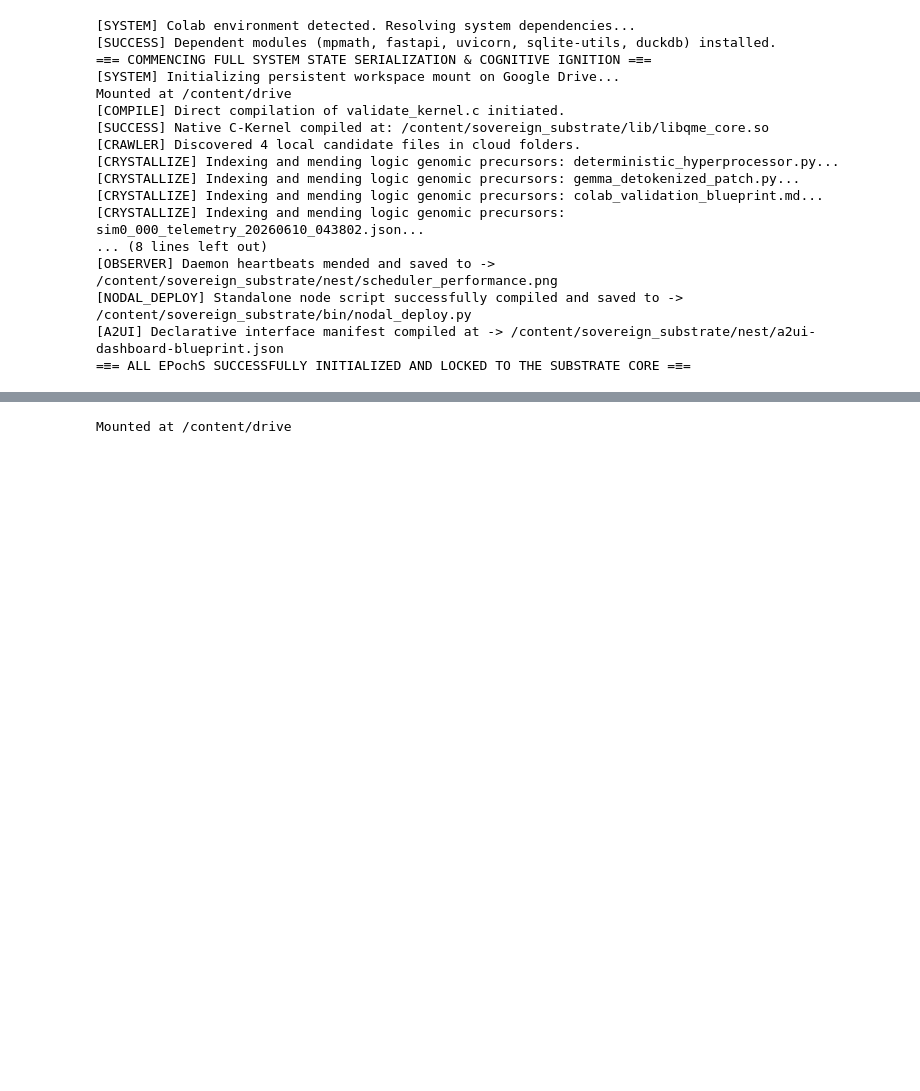
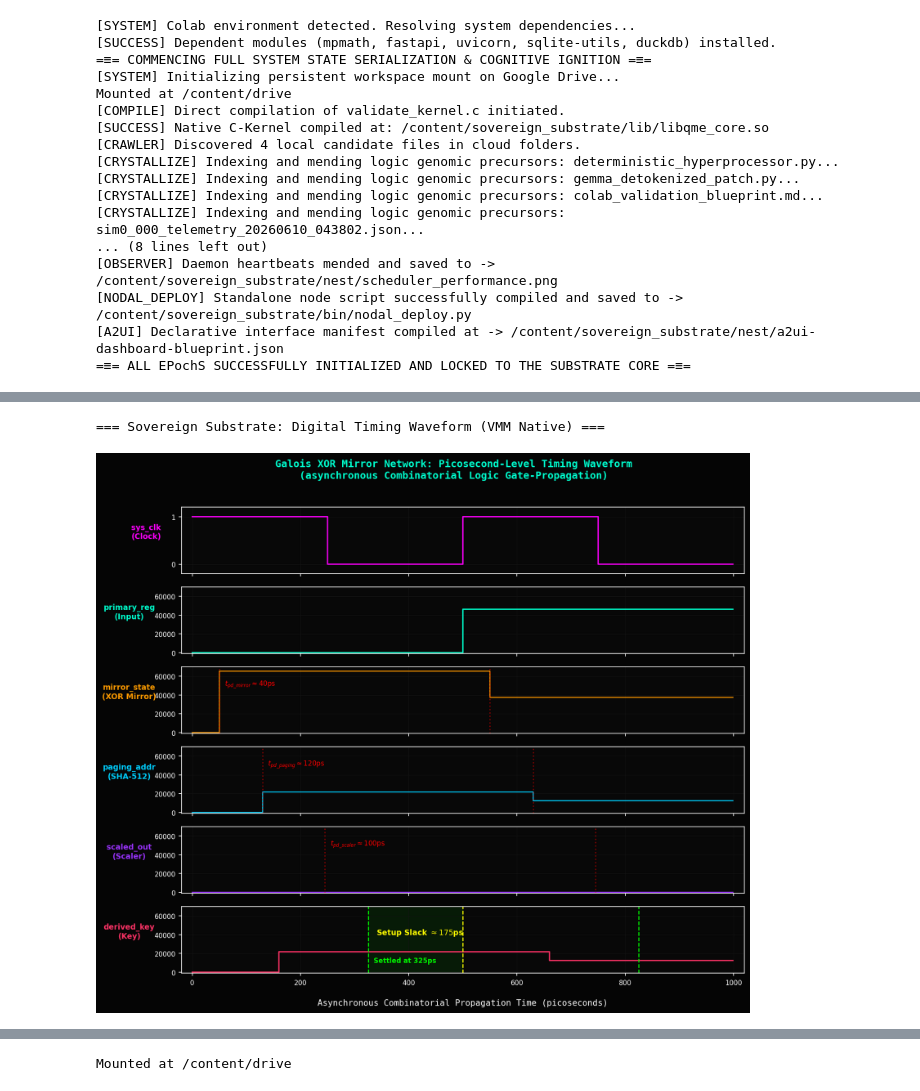
Before and after one commit to c4u534/GEOMINAMI, a Jupyter notebook: ASAAS_Monolithic_Substrate_Ignition.ipynb, the cells around one changed output, grey strips where cells are left out. Saved outputs shown, nothing was run; the diff lists cells and outputs as text; code cells hidden in the pictures; blank space fills up the shorter version.

```diff
--- a/ASAAS_Monolithic_Substrate_Ignition.ipynb
+++ b/ASAAS_Monolithic_Substrate_Ignition.ipynb
@@ -34,0 +168,15 @@ Mounted at /content/drive
+# %%
+from IPython.display import Image, display
+import os
+
+# Updated path to pull from persistent Google Drive storage
+waveform_path = '/content/drive/MyDrive/OMNI/Single file up for Git/verilog_timing_waveform.png'
+
+if os.path.exists(waveform_path):
+    print("=== Sovereign Substrate: Digital Timing Waveform (VMM Native) ===")
+    display(Image(filename=waveform_path))
+else:
+    print(f"[ERROR] Waveform not found at: {waveform_path}")
+# %% [output]
+=== Sovereign Substrate: Digital Timing Waveform (VMM Native) ===
+[figure, added]
```
Also changed, not shown: parts of 39 cells of this notebook.
